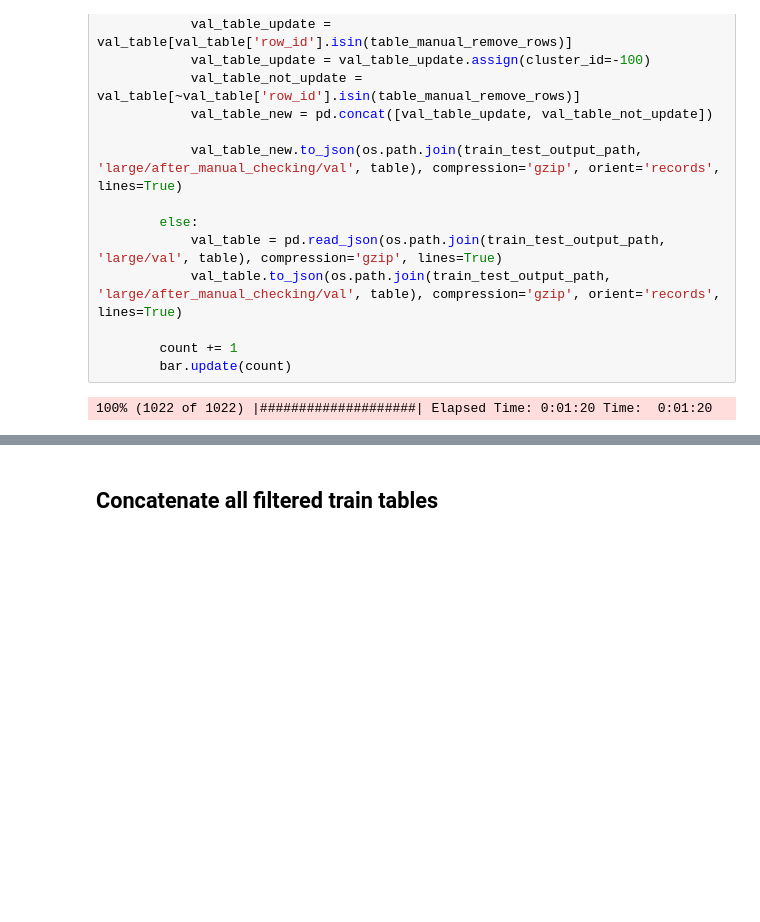
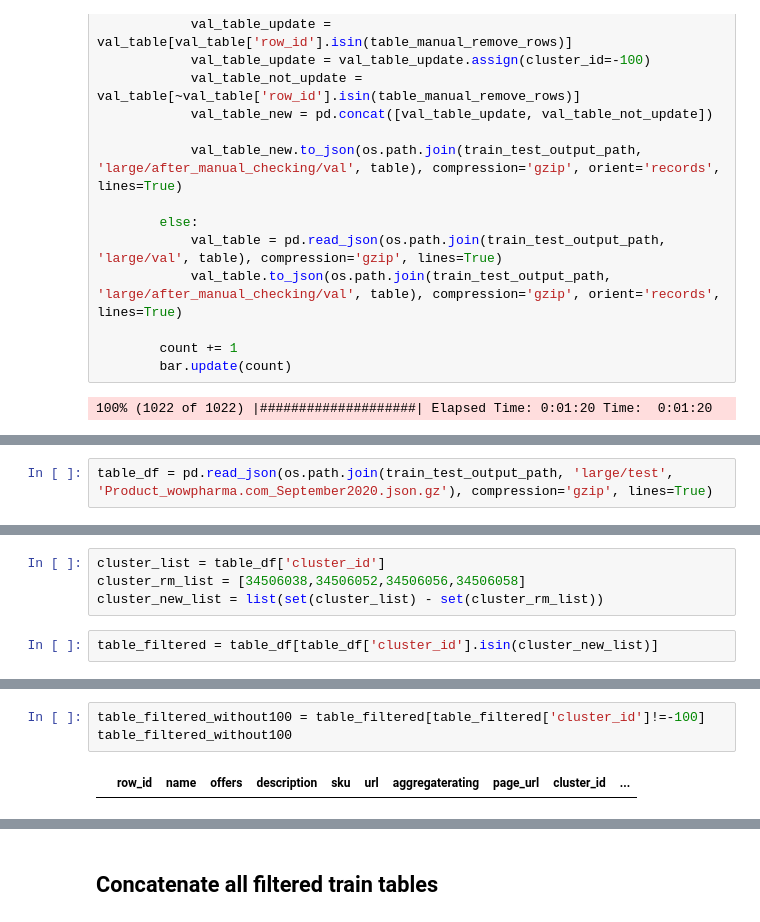
Before and after one commit to NiklasSabel/data_integration_using_deep_learning, a Jupyter notebook: notebooks/Entity/Product/train_test_split/Entity_Product_train_test_split.ipynb, the cells around one changed output, grey strips where cells are left out. Cells and saved outputs as stored; diff of their text form; blank space fills up the shorter version.

Commit message:
final table sets

```diff
--- a/notebooks/Entity/Product/train_test_split/Entity_Product_train_test_split.ipynb
+++ b/notebooks/Entity/Product/train_test_split/Entity_Product_train_test_split.ipynb
@@ -1205,0 +1221,2 @@ with progressbar.ProgressBar(max_value=len(val_tables_all)) as bar:
+# %%
+table_df = pd.read_json(os.path.join(train_test_output_path, 'large/test', 'Product_wowpharma.com_September2020.json.gz'), compression='gzip', lines=True)
@@ -1205,0 +1243,6 @@ with progressbar.ProgressBar(max_value=len(val_tables_all)) as bar:
+# %%
+cluster_list = table_df['cluster_id']
+cluster_rm_list = [34506038,34506052,34506056,34506058]
+cluster_new_list = list(set(cluster_list) - set(cluster_rm_list))
+# %%
+table_filtered = table_df[table_df['cluster_id'].isin(cluster_new_list)]
@@ -1205,0 +1269,5 @@ with progressbar.ProgressBar(max_value=len(val_tables_all)) as bar:
+# %%
+table_filtered_without100 = table_filtered[table_filtered['cluster_id']!=-100]
+table_filtered_without100
+# %% [output]
+|  | row_id | name | offers | description | sku | url | aggregaterating | page_url | cluster_id | ... |
```
Also changed, not shown: parts of 15 cells of this notebook, 1 other file.
